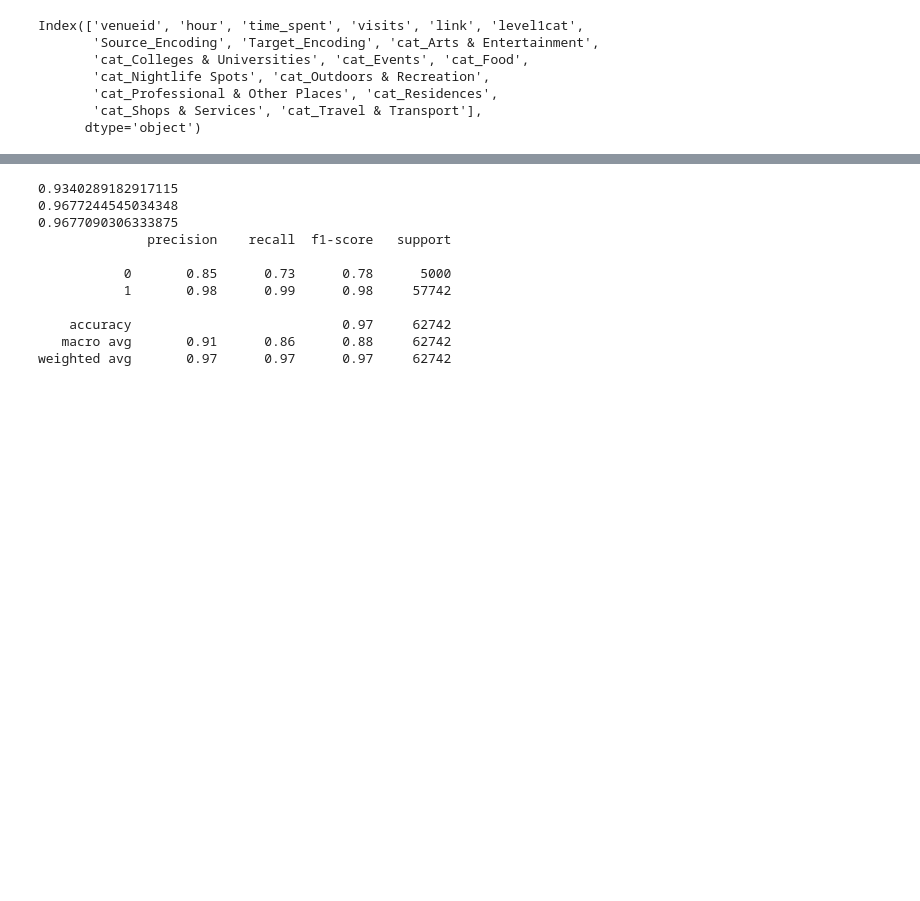
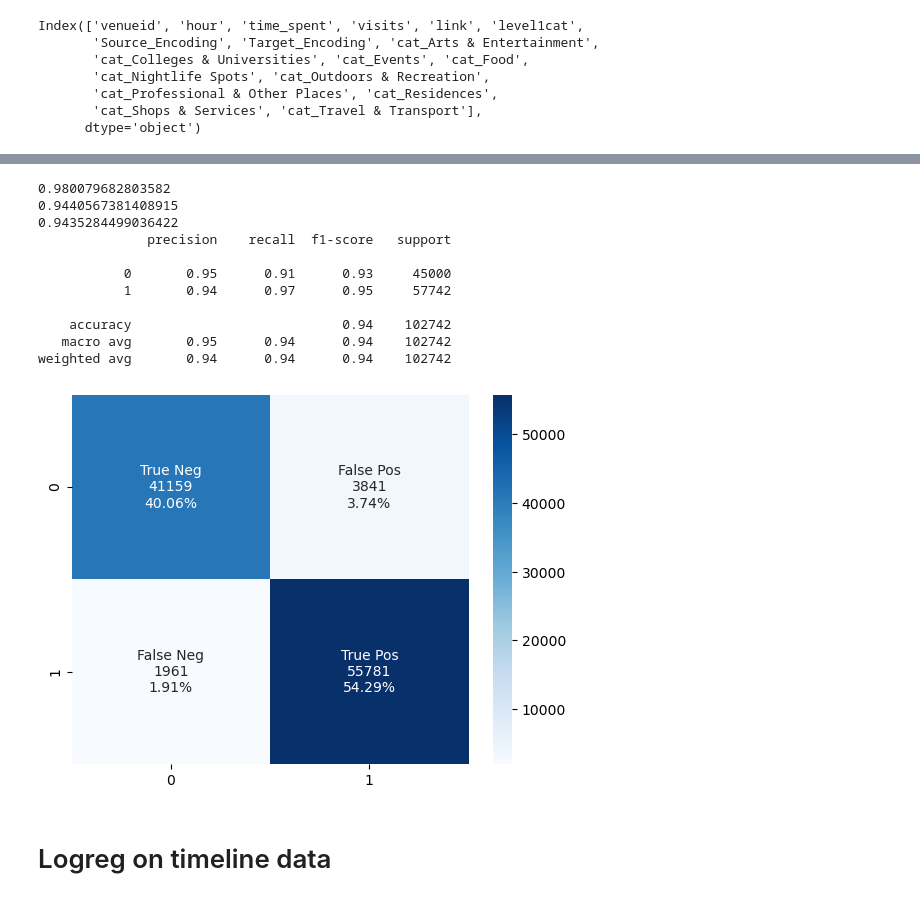
Before and after one commit to Djadih/Complex-Networks-Colocations, a Jupyter notebook: regression.ipynb, the cells around one changed output, grey strips where cells are left out. Drawn from its saved outputs; the diff is of its cells as text; code cells hidden in the pictures; blank space fills up the shorter version.

```diff
--- a/regression.ipynb
+++ b/regression.ipynb
@@ -269,17 +337,21 @@ print(score)
 # %%
-results(model1,X_train, X_valid, y_train, y_valid)
+cf_matrix = results(model1,X_train, X_valid, y_train, y_valid)
+plot_confusion(cf_matrix)
 # %% [output]
-0.9340289182917115
-0.9677244545034348
-0.9677090306333875
+0.980079682803582
+0.9440567381408915
+0.9435284499036422
               precision    recall  f1-score   support
 
-           0       0.85      0.73      0.78      5000
-           1       0.98      0.99      0.98     57742
+           0       0.95      0.91      0.93     45000
+           1       0.94      0.97      0.95     57742
 
-    accuracy                           0.97     62742
-   macro avg       0.91      0.86      0.88     62742
-weighted avg       0.97      0.97      0.97     62742
+    accuracy                           0.94    102742
+   macro avg       0.95      0.94      0.94    102742
+weighted avg       0.94      0.94      0.94    102742
+[figure, added]
+# %% [markdown]
+# Logreg on timeline data
 # %%
 model1 = LogisticRegressionCV(Cs = 100,cv=5,penalty = 'l2',
                               solver='saga',
```
Also changed, not shown: parts of 19 cells of this notebook.
